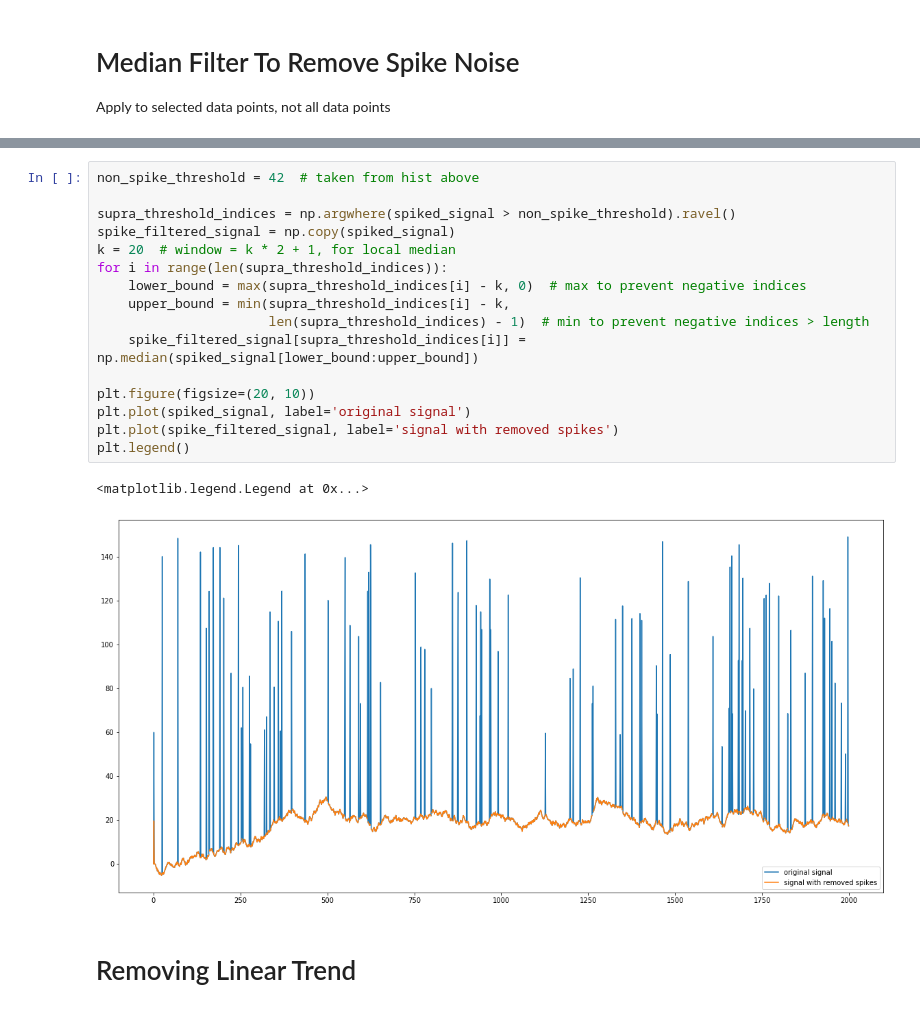
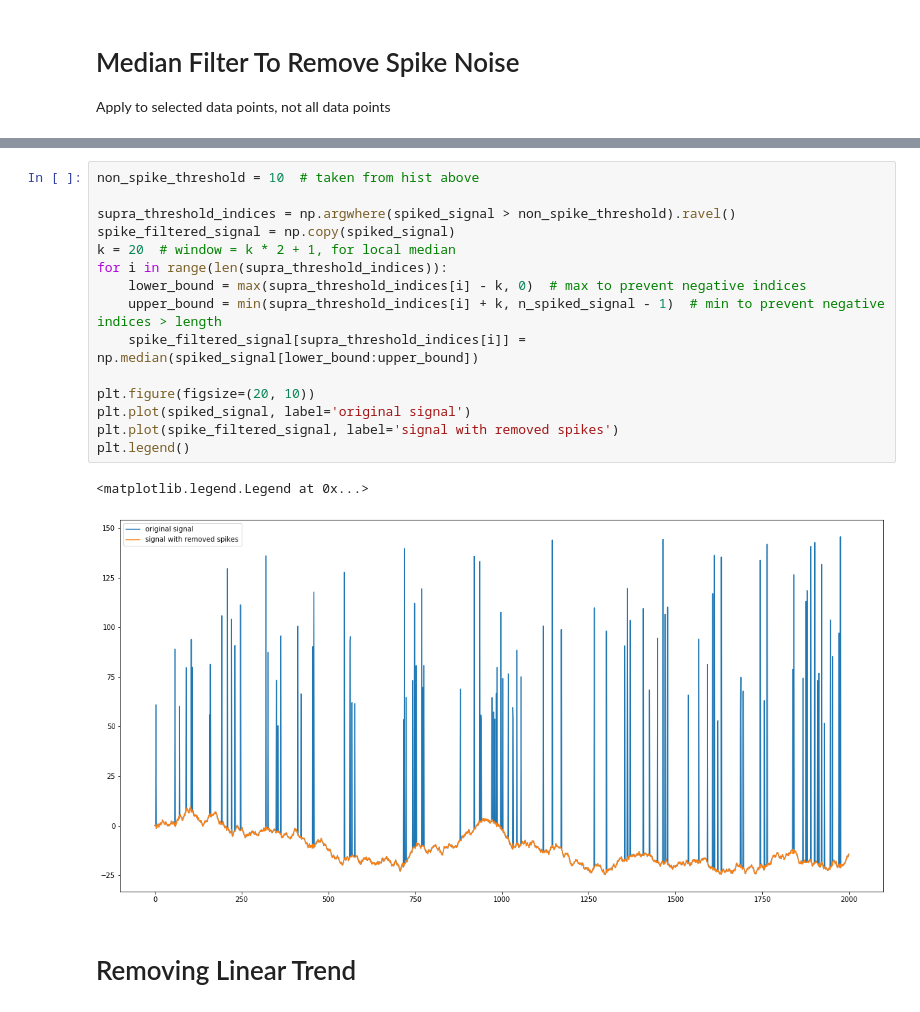
Before and after one commit to ViacheslavBobrov/SignalProcessing, a Jupyter notebook: courses/signal_processing/1.denoising/time_series_denoising.ipynb, the cells around one changed output, grey strips where cells are left out. Cells and saved outputs as stored; diff of their text form.

```diff
--- a/courses/signal_processing/1.denoising/time_series_denoising.ipynb
+++ b/courses/signal_processing/1.denoising/time_series_denoising.ipynb
@@ -204,22 +206,21 @@ Text(0.5, 1.0, 'Amplitude distribution, from which we define spikes threshold')
 # %%
-non_spike_threshold = 42  # taken from hist above
+non_spike_threshold = 10  # taken from hist above
 
 supra_threshold_indices = np.argwhere(spiked_signal > non_spike_threshold).ravel()
 spike_filtered_signal = np.copy(spiked_signal)
 k = 20  # window = k * 2 + 1, for local median
 for i in range(len(supra_threshold_indices)):
     lower_bound = max(supra_threshold_indices[i] - k, 0)  # max to prevent negative indices
-    upper_bound = min(supra_threshold_indices[i] - k,
-                      len(supra_threshold_indices) - 1)  # min to prevent negative indices > length
+    upper_bound = min(supra_threshold_indices[i] + k, n_spiked_signal - 1)  # min to prevent negative indices > length
     spike_filtered_signal[supra_threshold_indices[i]] = np.median(spiked_signal[lower_bound:upper_bound])
 
 plt.figure(figsize=(20, 10))
 plt.plot(spiked_signal, label='original signal')
 plt.plot(spike_filtered_signal, label='signal with removed spikes')
 plt.legend()
 # %% [output]
 <matplotlib.legend.Legend at 0x...>
-[figure, old version]
+[figure, new version]
 # %% [markdown]
 # Removing Linear Trend
 # %%
```
Also changed, not shown: parts of 10 cells of this notebook, 1 other file.
